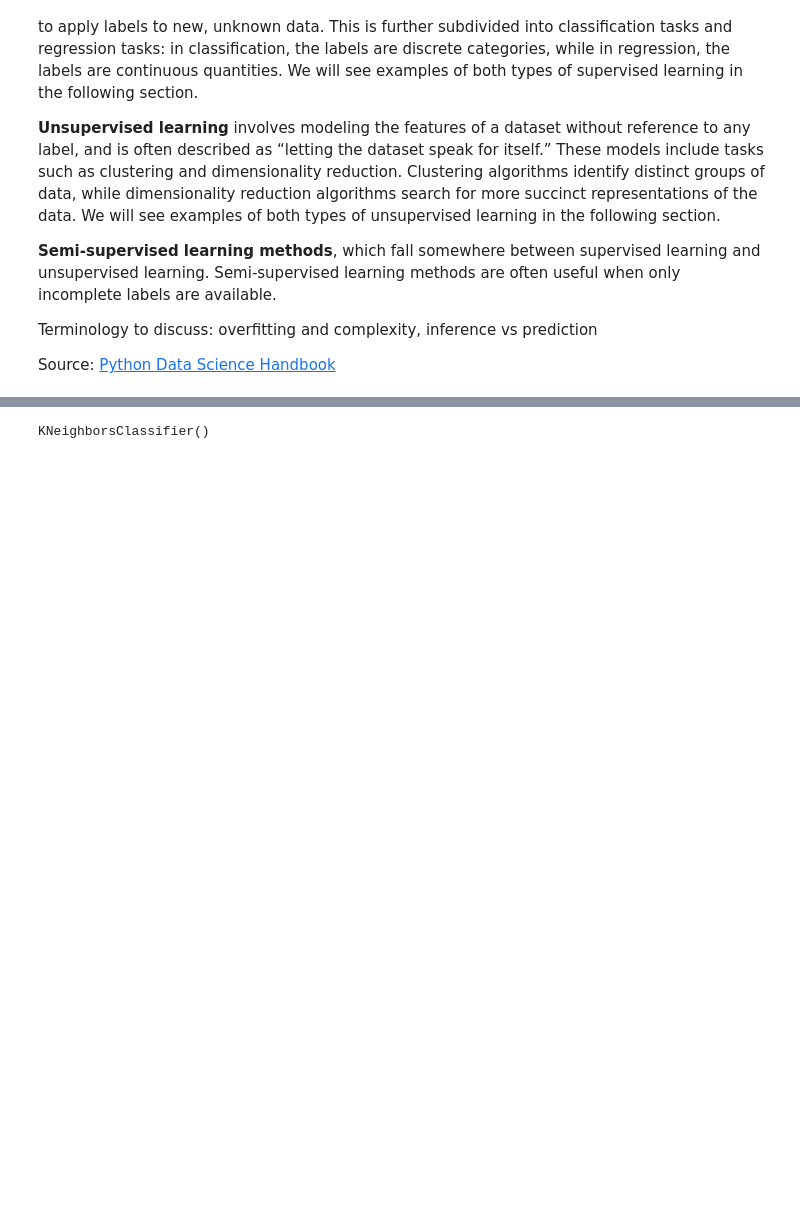
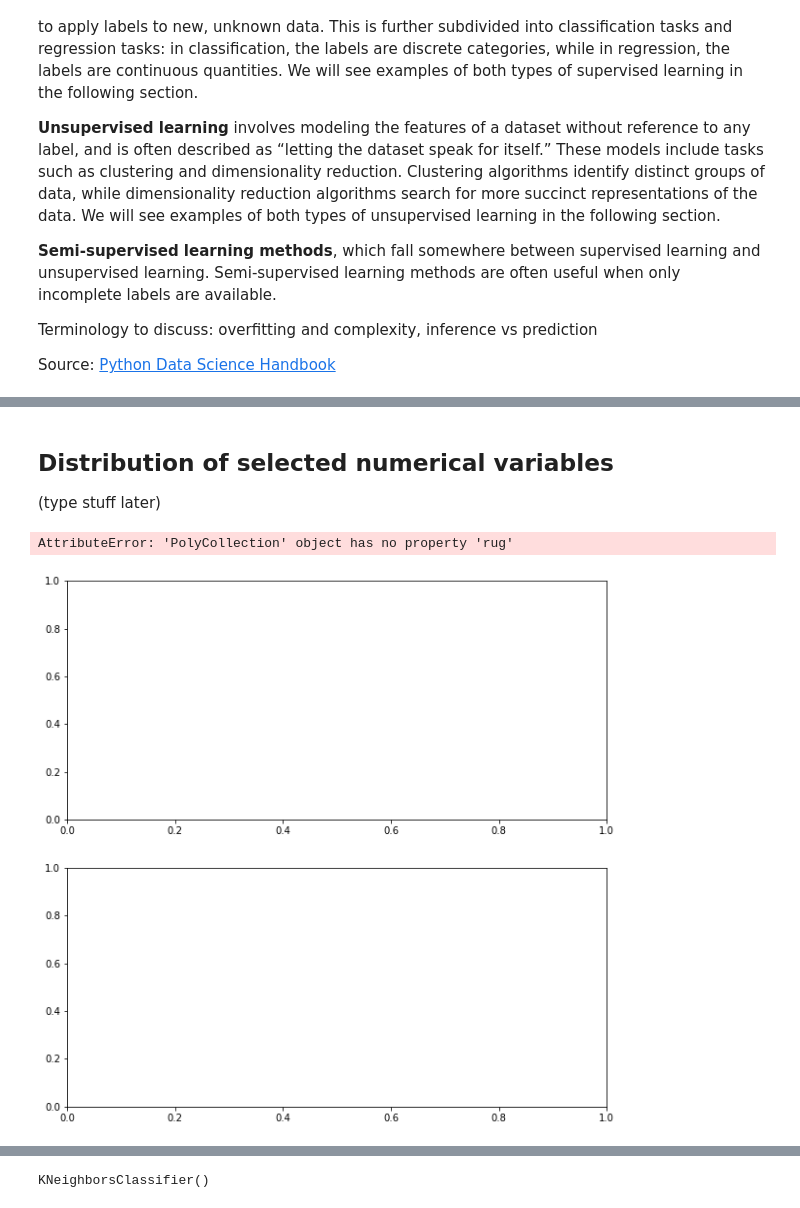
Before and after one commit to habibaaziz/OPEN_DATA_NYC_2021, a Jupyter notebook: MachineLearning.ipynb, the cells around one changed output, grey strips where cells are left out. Saved outputs shown, nothing was run; the diff lists cells and outputs as text; code cells hidden in the pictures; blank space fills up the shorter version.

```diff
--- a/MachineLearning.ipynb
+++ b/MachineLearning.ipynb
@@ -212,3 +231,21 @@ for cat in cats:
+# %% [markdown]
+## Distribution of selected numerical variables
+
+(type stuff later)
+# %%
+fig_mmbtu_kde, axes_mmbtu_kde = plt.subplots(2,
+                                            figsize=(10, 10))
+
+sns.kdeplot(x="total_mmbtu_high",
+            cut=0,
+            ax=axes_mmbtu_kde[0],
+            rug=True,
+            fill=True,
+            color="royalblue",
+           data=clean_heat)
+# %% [output]
+AttributeError: 'PolyCollection' object has no property 'rug'
+[figure, added]
 # %% [markdown]
 <img src="https://www.simplilearn.com/ice9/free_resources_article_thumb/super.jpg"> <a id=2></a>
 
```
Also changed, not shown: parts of 16 cells of this notebook, 3 other files.
